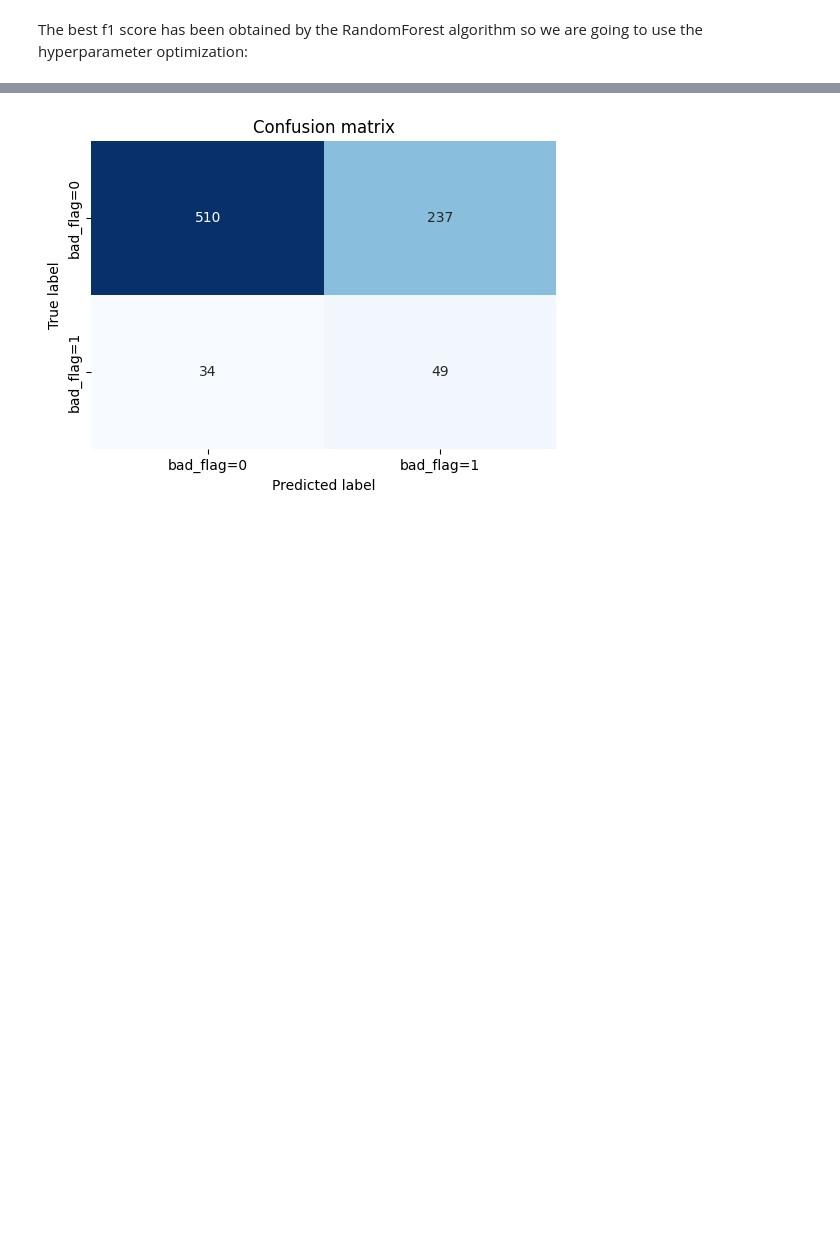
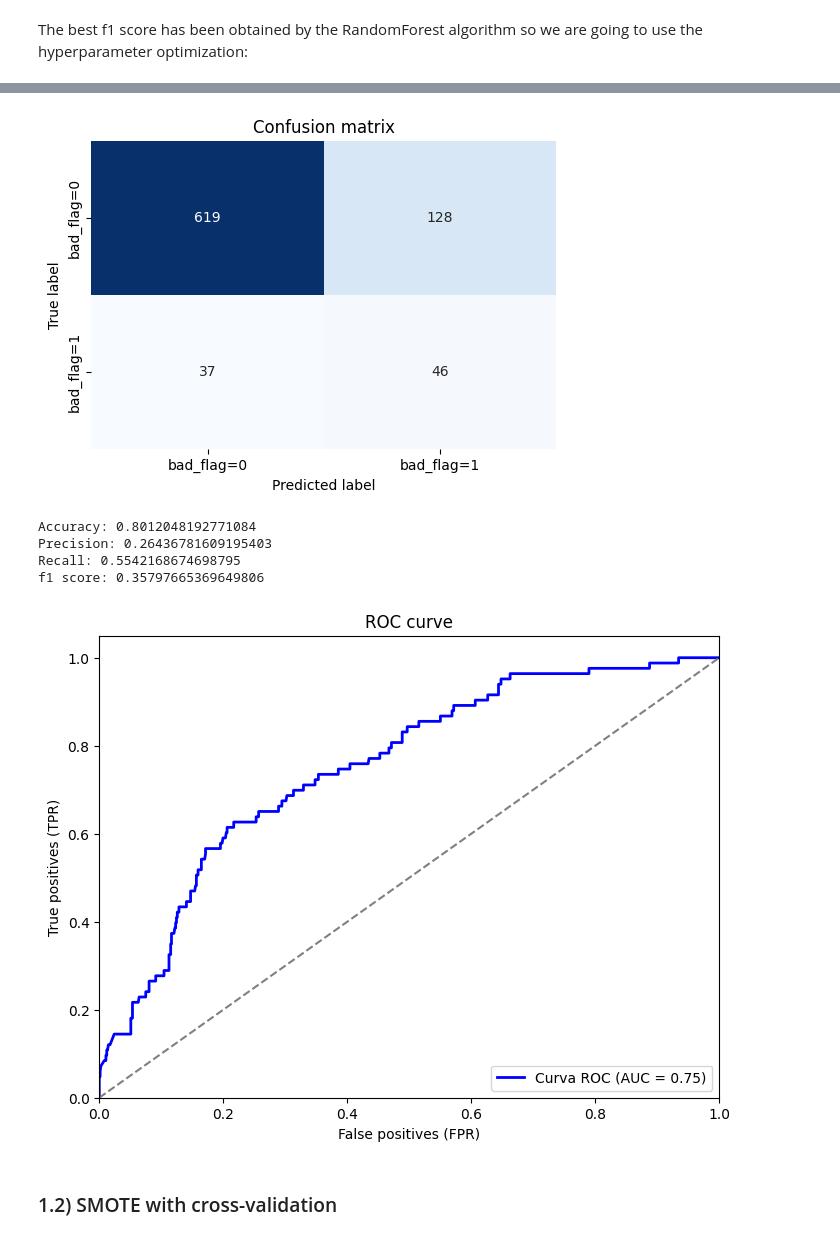
Before and after one commit to GonzaloDC/ML_Classification, a Jupyter notebook: Notebooks/Exp_2 SMOTE.ipynb, the cells around one changed output, grey strips where cells are left out. Saved outputs shown, nothing was run; the diff lists cells and outputs as text; code cells hidden in the pictures; blank space fills up the shorter version.

```diff
--- a/Notebooks/Exp_2 SMOTE.ipynb
+++ b/Notebooks/Exp_2 SMOTE.ipynb
@@ -44,0 +60,29 @@ classifiers = [
+# %%
+def plot_cm(cm):
+    classes=["bad_flag=0", "bad_flag=1"]
+
+    plt.figure(figsize=(6, 4))
+    sns.heatmap(cm, annot=True, fmt='d', cmap='Blues', cbar=False,
+                xticklabels=classes, yticklabels=classes)
+
+    plt.title('Confusion matrix')
+    plt.xlabel('Predicted label')
+    plt.ylabel('True label')
+    plt.show()
+# %%
+def plot_roc(classifier,X_test,y_test):
+    y_probs = classifier.predict_proba(X_test)[:, 1]
+    fpr, tpr, _ = roc_curve(y_test, y_probs)
+
+    roc_auc = auc(fpr, tpr)
+
+    plt.figure(figsize=(8, 6))
+    plt.plot(fpr, tpr, color='b', lw=2, label='Curva ROC (AUC = %0.2f)' % roc_auc)
+    plt.plot([0, 1], [0, 1], color='gray', linestyle='--')
+    plt.xlim([0.0, 1.0])
+    plt.ylim([0.0, 1.05])
+    plt.xlabel('False positives (FPR)')
+    plt.ylabel('True positives (TPR)')
+    plt.title('ROC curve')
+    plt.legend(loc='lower right')
+    plt.show()
@@ -222,17 +214,22 @@ F1-score: 0.26558265582655827
-# %%
-cm = confusion_matrix(y_test, y_pred)
-
-# Definir etiquetas de clase
-classes=["bad_flag=0", "bad_flag=1"]
-
-# Crear mapa de calor de la matriz de confusión
-plt.figure(figsize=(6, 4))
-sns.heatmap(cm, annot=True, fmt='d', cmap='Blues', cbar=False,
-            xticklabels=classes, yticklabels=classes)
-
-plt.title('Confusion matrix')
-plt.xlabel('Predicted label')
-plt.ylabel('True label')
-plt.show()
-# %% [output]
-[figure, removed]
+# %%
+
+clf2 = RandomForestClassifier(**study.best_params, random_state=RANDOM_SEED)
+clf2.fit(X_train_oversampled, y_train_oversampled)
+
+y_pred = clf2.predict(X_test)
+
+cm = confusion_matrix(y_test, y_pred)
+plot_cm(cm)
+
+class_metrics(y_test=y_test,y_pred=y_pred)
+
+plot_roc(clf2,X_test,y_test)
+# %% [output]
+[figure, added]
+Accuracy: 0.8012048192771084
+Precision: 0.26436781609195403
+Recall: 0.5542168674698795
+f1 score: 0.35797665369649806
+[figure, added]
+# %% [markdown]
+### 1.2) SMOTE with cross-validation
```
Also changed, not shown: parts of 21 cells of this notebook, 2 other files.
